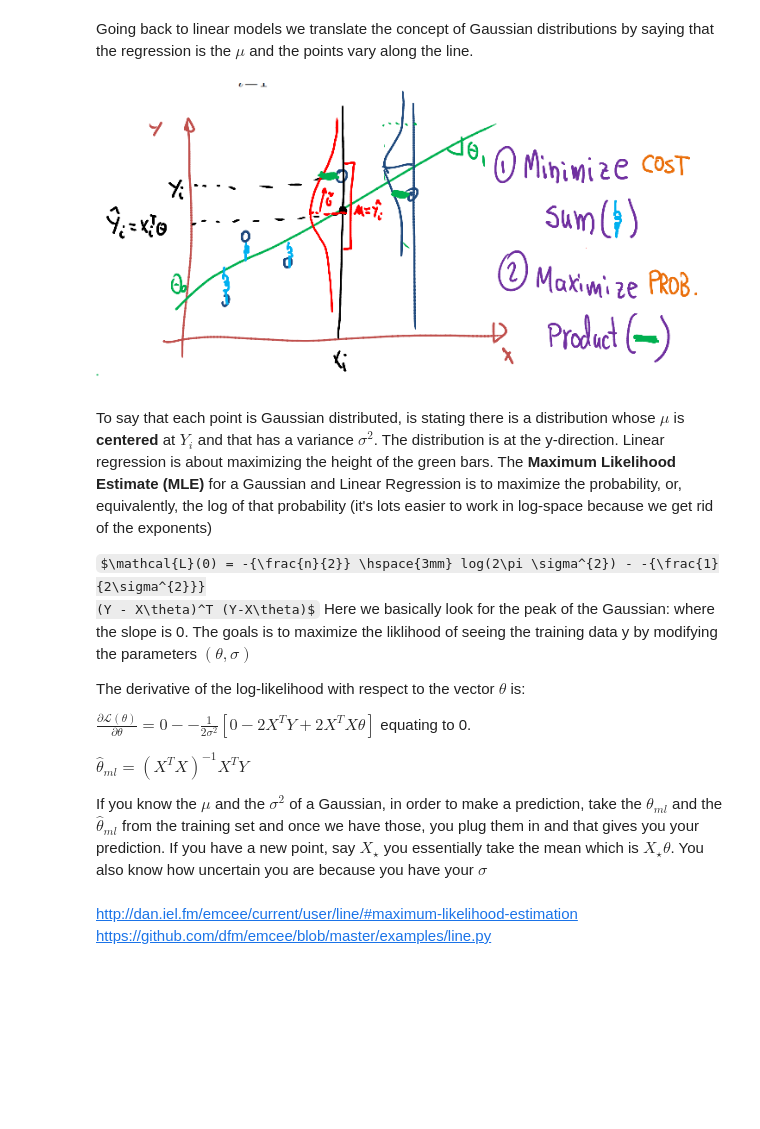
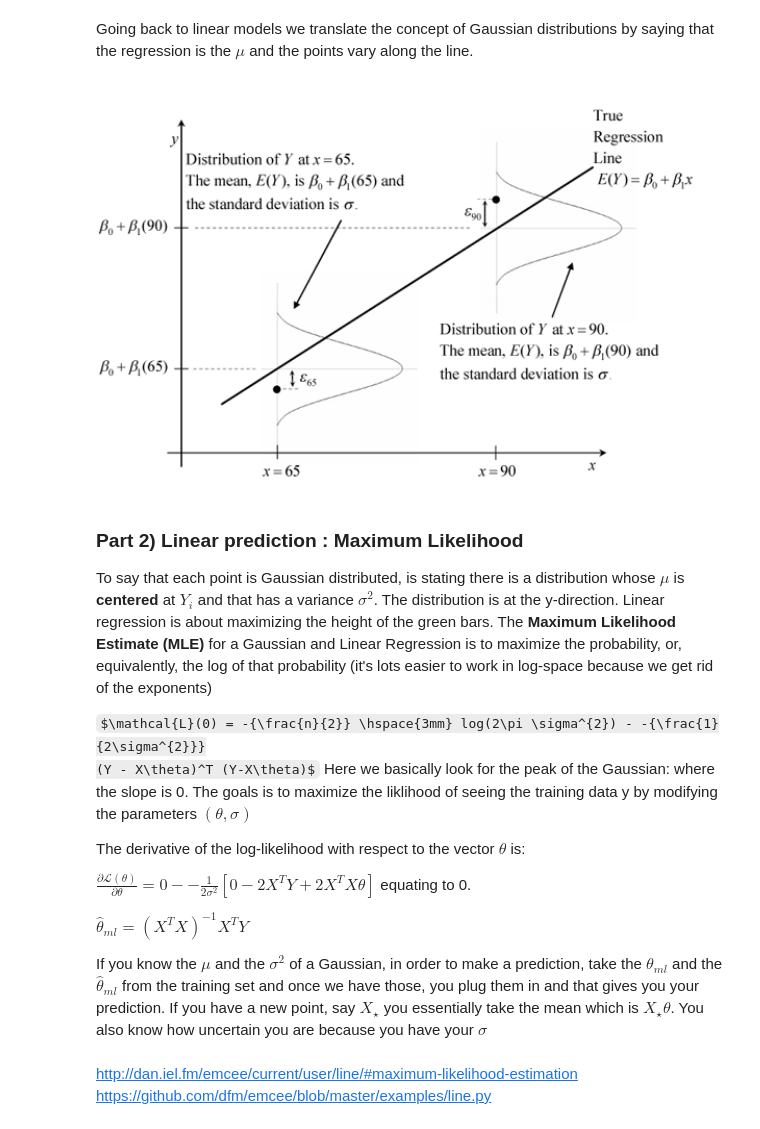
Before and after one commit to rmania/datascience, a Jupyter notebook: ubc_ml/Linear_prediction.ipynb, the cells around one changed output. Drawn from its saved outputs; the diff is of its cells as text; code cells hidden in the pictures; some formulas as TeX source; blank space fills up the shorter version.

```diff
--- a/ubc_ml/Linear_prediction.ipynb
+++ b/ubc_ml/Linear_prediction.ipynb
@@ -453,10 +447,13 @@ Image(filename = PATH + "01_maximum_likelihood.png", width=800, height=400)
 # %% [markdown]
 Going back to linear models we translate the concept of Gaussian distributions by saying that the regression is the $\mu$ and the points vary along the line.
 # %%
-Image(filename = PATH + "01_maximum_likelihood_lr.png", width=800, height=400)
+Image(filename = PATH + "01_maximum_likelihood_lr2.png", width=700, height=400)
 # %% [output]
-[figure, old version]
+[figure, new version]
 # %% [markdown]
+### Part 2) Linear prediction : Maximum Likelihood
+
+
 To say that each point is Gaussian distributed, is stating there is a distribution whose $\mu$ is **centered** at $Y_{i}$ and that has a variance $\sigma^2$. The distribution is at the y-direction. Linear regression is about maximizing the height of the green bars. The **Maximum Likelihood Estimate (MLE)** for a Gaussian and Linear Regression is to maximize the probability, or, equivalently, the log of that probability (it's lots easier to work in log-space because we get rid of the exponents)
 
 $\mathcal{L}(0) = -{\frac{n}{2}} \hspace{3mm} log(2\pi \sigma^{2}) - -{\frac{1}{2\sigma^{2}}}
```
Also changed, not shown: parts of 16 cells of this notebook.
